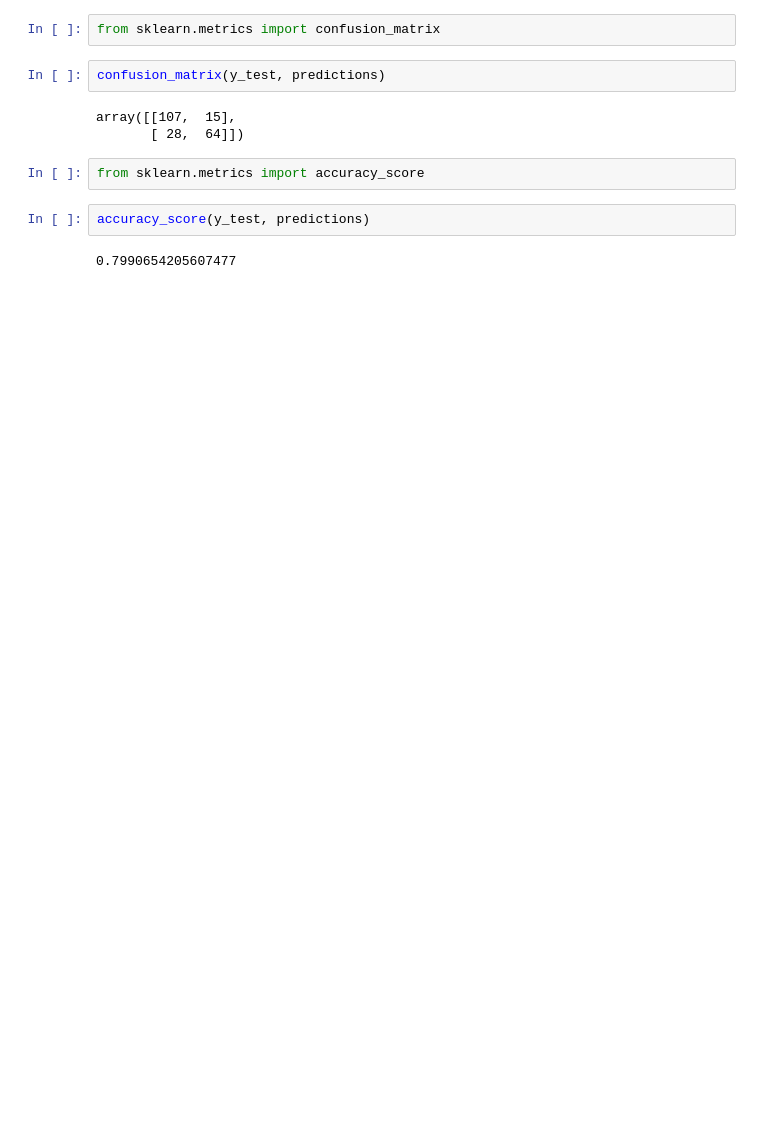
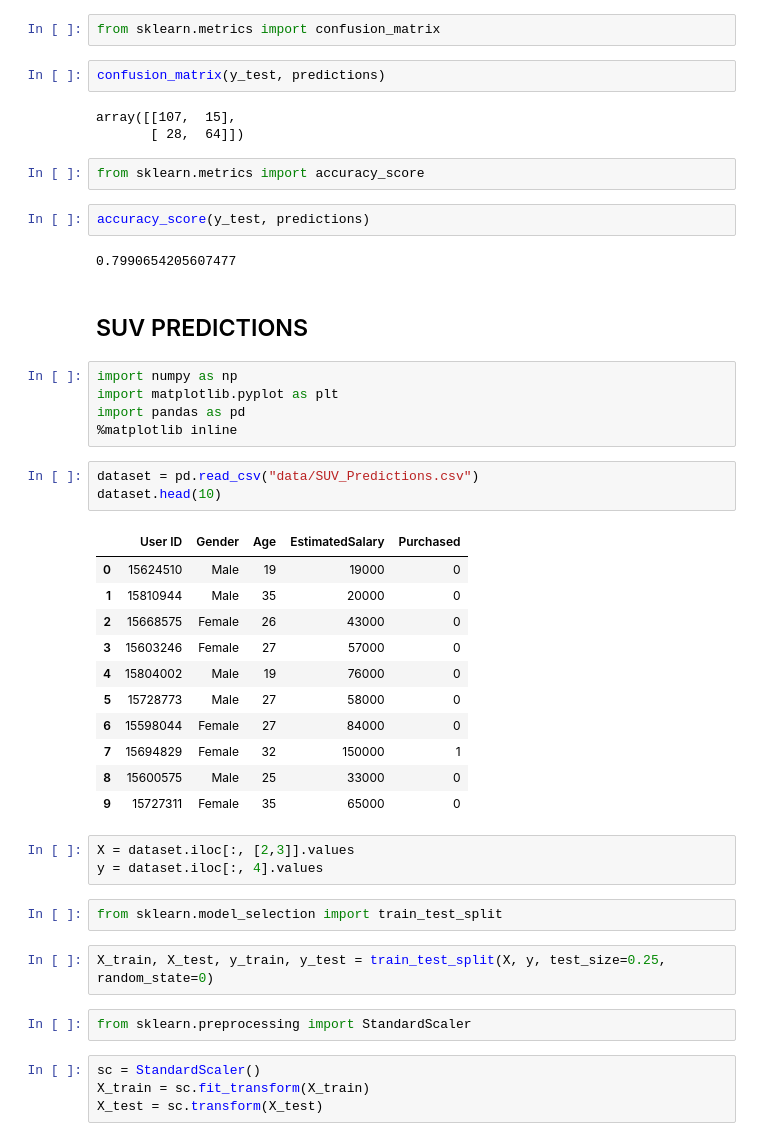
Before and after one commit to WilliamOtieno/Python_ML, a Jupyter notebook: LogisticRegression.ipynb, the cells around one changed output. Saved outputs shown, nothing was run; the diff lists cells and outputs as text; blank space fills up the shorter version.

```diff
--- a/LogisticRegression.ipynb
+++ b/LogisticRegression.ipynb
@@ -267,3 +267,38 @@ from sklearn.metrics import accuracy_score
 accuracy_score(y_test, predictions)
 # %% [output]
 0.7990654205607477
+# %% [markdown]
+## SUV PREDICTIONS
+# %%
+import numpy as np
+import matplotlib.pyplot as plt
+import pandas as pd
+%matplotlib inline
+# %%
+dataset = pd.read_csv("data/SUV_Predictions.csv")
+dataset.head(10)
+# %% [output]
+|  | User ID | Gender | Age | EstimatedSalary | Purchased |
+| 0 | 15624510 | Male | 19 | 19000 | 0 |
+| 1 | 15810944 | Male | 35 | 20000 | 0 |
+| 2 | 15668575 | Female | 26 | 43000 | 0 |
+| 3 | 15603246 | Female | 27 | 57000 | 0 |
+| 4 | 15804002 | Male | 19 | 76000 | 0 |
+| 5 | 15728773 | Male | 27 | 58000 | 0 |
+| 6 | 15598044 | Female | 27 | 84000 | 0 |
+| 7 | 15694829 | Female | 32 | 150000 | 1 |
+| 8 | 15600575 | Male | 25 | 33000 | 0 |
+| 9 | 15727311 | Female | 35 | 65000 | 0 |
+# %%
+X = dataset.iloc[:, [2,3]].values
+y = dataset.iloc[:, 4].values
+# %%
+from sklearn.model_selection import train_test_split
+# %%
+X_train, X_test, y_train, y_test = train_test_split(X, y, test_size=0.25, random_state=0)
+# %%
+from sklearn.preprocessing import StandardScaler
+# %%
+sc = StandardScaler()
+X_train = sc.fit_transform(X_train)
+X_test = sc.transform(X_test)
```
Also changed, not shown: parts of 5 cells of this notebook, 1 other file.
